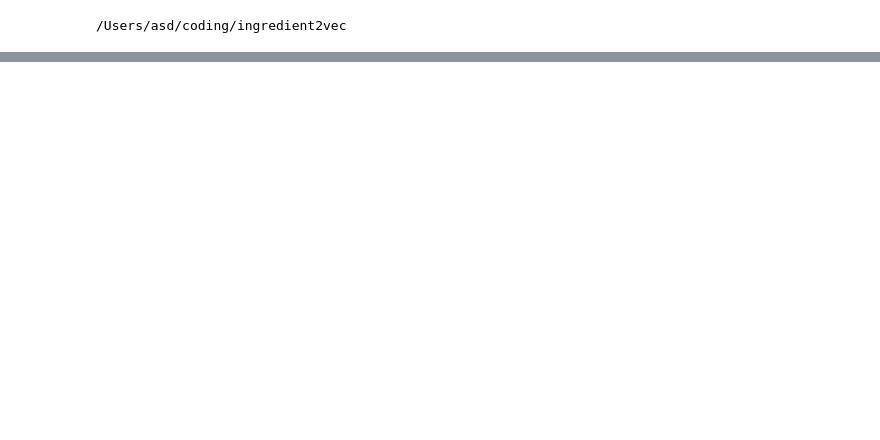
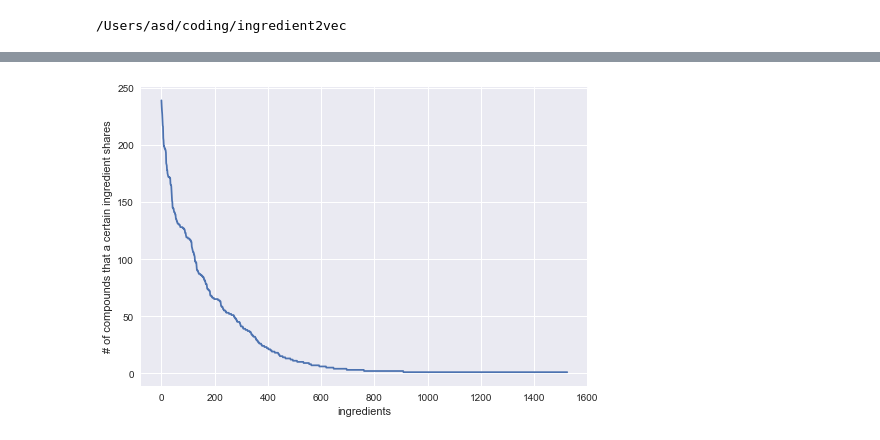
Before and after one commit to lamypark/ingredient2vec, a Jupyter notebook: ingredients_compounds_analysis.ipynb, the cells around one changed output, grey strips where cells are left out. Drawn from its saved outputs; the diff is of its cells as text; code cells hidden in the pictures; blank space fills up the shorter version.

```diff
--- a/ingredients_compounds_analysis.ipynb
+++ b/ingredients_compounds_analysis.ipynb
@@ -106,0 +158,8 @@ eucalyptus
+# %%
+relations_key_sorted = sorted(relations, key=lambda k: len(relations[k]), reverse=True)
+relations_compounds_list = []
+relations_len_list = []
+for key in relations_key_sorted:
+    relations_len_list.append(len(relations[key]))
+    relations_compounds_list.append(ingredients[key])
+    print ingredients[key], len(relations[key])
@@ -106,0 +184,10 @@ eucalyptus
+# %%
+x = xrange(len(relations_key_sorted))
+y = relations_len_list
+labels = relations_key_sorted
+plt.plot(y)
+plt.xlabel('ingredients')
+plt.ylabel('# of compounds that a certain ingredient shares')
+plt.show()
+# %% [output]
+[figure, added]
```
Also changed, not shown: parts of 8 cells of this notebook.
